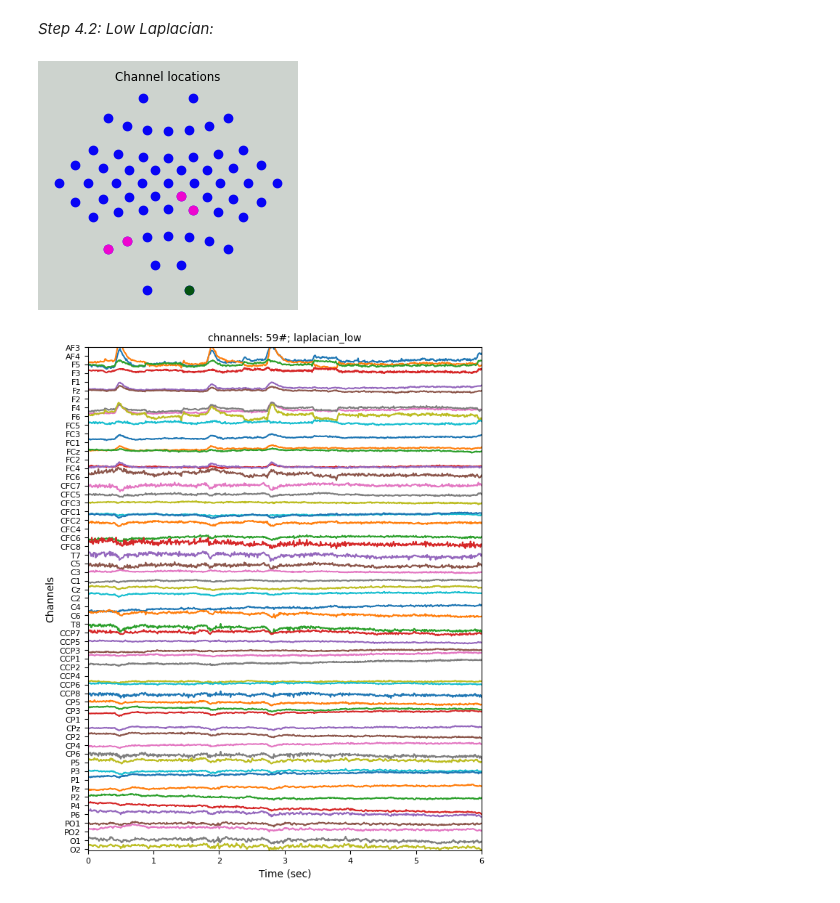
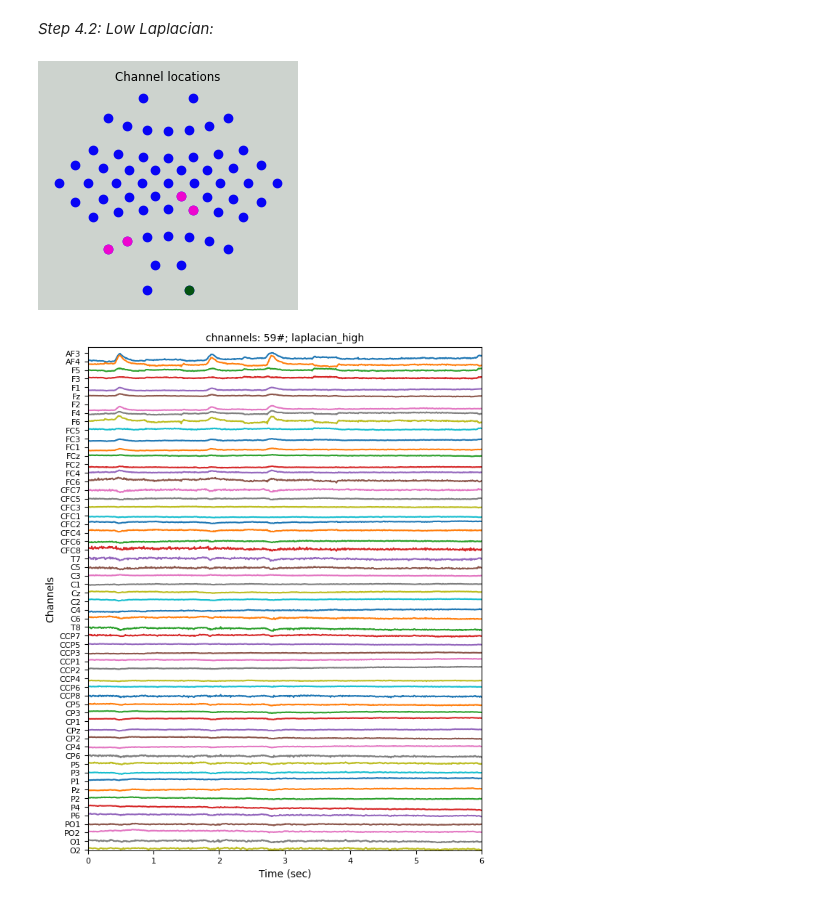
Before and after one commit to RezaSaadatyar/Motor-imagery-based-EEG-signal-processing, a Jupyter notebook: Code/App1.ipynb, the cells around one changed output. Drawn from its saved outputs; the diff is of its cells as text; code cells hidden in the pictures.

```diff
--- a/Code/App1.ipynb
+++ b/Code/App1.ipynb
@@ -75,20 +75,22 @@ def plot_data(data, Fs=None, channels=None, first_point=0, last_point=100, norma
     else:
         axs.plot(data + val_ylim*np.arange(data.shape[1],0,-1))
         axs.set_xlabel('sample', fontsize=10)
-    axs.set_ylim([np.min(val_ylim*np.arange(data.shape[1],0,-1))+np.min(data.iloc[:,data.shape[1]-1]), np.max(val_ylim*np.arange(data.shape[1],0,-1))+np.max(data.iloc[:,0])])
+
     axs.set_title(f"chnannels: {len(channels)}#; {title}", fontsize=10)
     axs.set_yticks((val_ylim*np.arange(data.shape[1],0,-1)))
     axs.set_yticklabels(data.columns)
     axs.tick_params(axis='x', labelsize=8)
     axs.tick_params(axis='y', labelsize=8)
     axs.set_ylabel('Channels', fontsize=10)
-    axs.autoscale(enable=None, axis="y", tight=True)
+    axs.autoscale(enable=True, axis="x",tight=True)
     axs.tick_params(axis='y', color='k', labelcolor='k')
+    axs.set_ylim([np.min(val_ylim*np.arange(data.shape[1],0,-1))+np.min(data.iloc[:,data.shape[1]-1]),
+                  np.max(val_ylim*np.arange(data.shape[1],0,-1))+np.max([np.max(data.iloc[:,0]), np.max(data.iloc[:,1])])])
 
 # =========================================== Channel locations ==========================================================
-def channel_locations(x_pos, y_pos, channels):
+def channel_locations(x_pos, y_pos, channels, color='#D6D6D6'):
 
-    _, axs = plt.subplots(nrows=1, sharey='row', figsize=(2.7, 2.7), facecolor='#D6D6D6')
+    _, axs = plt.subplots(nrows=1, sharey='row', figsize=(2.7, 2.7), facecolor=color)
     circ = np.linspace(start=0, stop=2*np.pi, num=200).flatten()
 
     if channels is None:
@@ -134,8 +136,6 @@ def channel_locations(x_pos, y_pos, channels):
     plt.tight_layout()
     plt.subplots_adjust(wspace=0.0, hspace=0.0)
 
-    from scipy import signal
-
 # ================================================ Filtering =============================================================
 def filtering(data, f_low, f_high, order, fs, type_filter):
     f_low = f_low / (fs / 2)
@@ -150,6 +150,7 @@ def filtering(data, f_low, f_high, order, fs, type_filter):
         b, a = signal.butter(order, [f_low, f_high], btype='bandstop')
     data_filter = signal.filtfilt(b, a, data)
     return data_filter
+
 # ================================================ CAR Filter =============================================================
 def car_filter(data):
     # !--------------------------------------- Check dimensional data ----------------------------------------
@@ -195,4 +196,6 @@ ind: 3 ---> data name: BCICIV_calib_ds1e_100Hz.mat
 ind: 4 ---> data name: BCICIV_calib_ds1f_100Hz.mat
 ind: 5 ---> data name: BCICIV_calib_ds1g_100Hz.mat
 # %%
-data_set = io.loadmat(os.path.join(data_folder, files[0]))  # Construct the path to the data file within the data folder and then load data
+ind = 0
+data_set = io.loadmat(os.path.join(data_folder, files[ind]))  # Construct the path to the data file within the data folder and then load data
+print(f"Variables = {list(data_set.keys())[3:]}")
@@ -199,8 +204,2 @@ data_set = io.loadmat(os.path.join(data_folder, files[0]))  # Construct the path
 # %% [markdown]
 *Step 2.1:  Importing & preparing the raw data*
-# %%
-ind = 0
-sys.path.append(files)
-# data_set = io.loadmat(os.path.join('Data', files[ind]))
-data_set = io.loadmat(os.path.join(files[ind]))
-print(f"Variables = {list(data_set.keys())[3:]}")
@@ -249,7 +246,7 @@ plot_data(data_car, Fs, channels, first_point=0, last_point=600, normalize_data=
 
 
 ch= [1, 10, 20, 30, 40, 55]
-def laplacian(data, x_pos, y_pos, type_laplacian='', display_figure='on'):
+def laplacian(data, x_pos, y_pos, type_laplacian='low', display_figure='on'):
 
     if data.ndim < 3:
         if data.shape[0] < data.shape[1]:
@@ -317,9 +314,10 @@ def laplacian(data, x_pos, y_pos, type_laplacian='', display_figure='on'):
     data_laplacian.columns = data.columns
     return data_laplacian
 # %%
-data_laplacian = laplacian(data, x_pos, y_pos, type_laplacian='high', display_figure='on')
-plot_data(data_laplacian, Fs, channels, first_point=0, last_point=600, normalize_data='off',val_ylim=50, size_fig=(7,9),
-        title='laplacian_low')
+type_laplacian='high'
+data_laplacian = laplacian(data, x_pos, y_pos, type_laplacian, display_figure='on')
+plot_data(data_laplacian, Fs, channels, first_point=0, last_point=600, normalize_data='off',val_ylim=120, size_fig=(7,9),
+        title=f"laplacian_{type_laplacian}")
 # %% [output]
 [figure]
-[figure, old version]
+[figure, new version]
```
Also changed, not shown: parts of 4 cells of this notebook.
